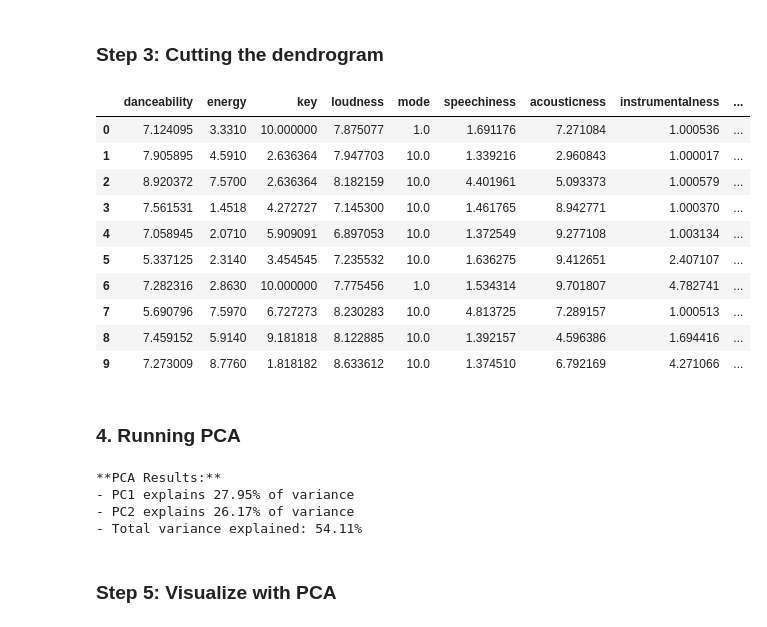
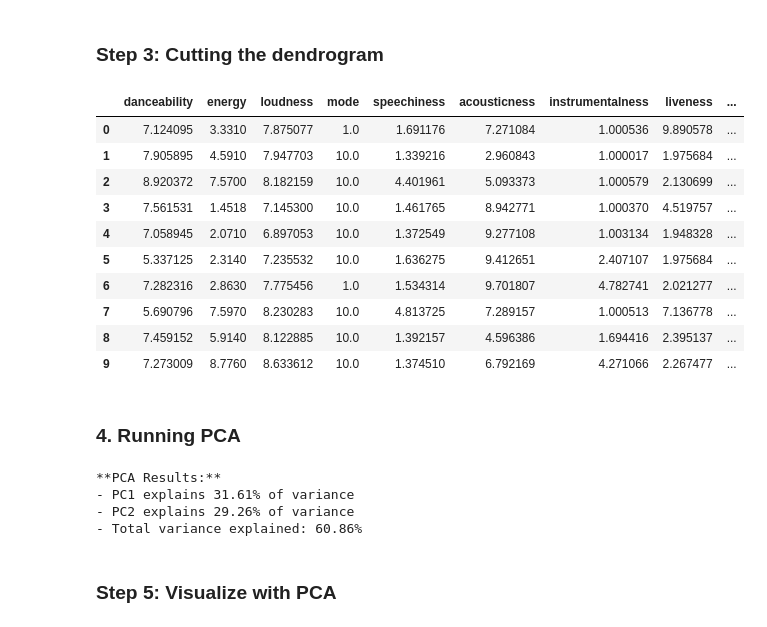
Before and after one commit to kellymegan/ASDA_2025_Group_2_Portfolio_, a Jupyter notebook: notebooks/week_11_group_2_notebook.ipynb, the cells around one changed output. Drawn from its saved outputs; the diff is of its cells as text; code cells hidden in the pictures.

```diff
--- a/notebooks/week_11_group_2_notebook.ipynb
+++ b/notebooks/week_11_group_2_notebook.ipynb
@@ -7,7 +7,7 @@ import altair as alt
 # %% [markdown]
 ### **Loading Data**
 # %%
-df = pd.read_csv("/Users/megankelly/ASDA/6.3.3_spotify_5000_songs.csv")
+df = pd.read_csv("../../6.3.3_spotify_5000_songs.csv")
 # %%
 df.head()
 # %% [output]
@@ -51,0 +54,6 @@ Index(['name
+# %%
+# Remove spaces from all column names
+df.columns = df.columns.str.strip()
+
+# Verify the result
+print(df.columns)
@@ -55,9 +68,8 @@ For k-means clustering, we need to select only the numerical features that are r
 # %%
 clustering_features = [
-       'danceability ',
-       'energy   ', 'key ', 'loudness ', 'mode ', 'speechiness ',
-       'acousticness ', 'instrumentalness ', 'liveness ', 'valence ',
-       'tempo   ', 'duration_ms ', 'time_signature '
+       'danceability', 'energy', 'loudness', 'mode',
+       'speechiness', 'acousticness', 'instrumentalness', 'liveness',
+       'valence', 'tempo', 'duration_ms', 'time_signature',
 ]
 
 # Create a dataframe with only these features
@@ -159,32 +171,32 @@ plt.gca();
 # %%
 from scipy.cluster.hierarchy import fcluster
 
-# Cut the dendrogram at height 200
+# Cut the dendrogram at height 160
 # This assigns cluster labels based on the specified height
 clusters_at_height_50 = fcluster(
     linkage_matrix,
-    t=200,  # The threshold/height where to cut
+    t=160,  # The threshold/height where to cut
     criterion='distance'  # Cut based on distance (height)
 )
 
 # Create a dataframe with the cluster assignments
 X_clusters_height_50 = X_normalized.copy()
 X_clusters_height_50['cluster'] = clusters_at_height_50
 
 # Display first 10 rows
 X_clusters_height_50.head(10)
 # %% [output]
-|  | danceability | energy | key | loudness | mode | speechiness | acousticness | instrumentalness | ... |
-| 0 | 7.124095 | 3.3310 | 10.000000 | 7.875077 | 1.0 | 1.691176 | 7.271084 | 1.000536 | ... |
-| 1 | 7.905895 | 4.5910 | 2.636364 | 7.947703 | 10.0 | 1.339216 | 2.960843 | 1.000017 | ... |
-| 2 | 8.920372 | 7.5700 | 2.636364 | 8.182159 | 10.0 | 4.401961 | 5.093373 | 1.000579 | ... |
-| 3 | 7.561531 | 1.4518 | 4.272727 | 7.145300 | 10.0 | 1.461765 | 8.942771 | 1.000370 | ... |
-| 4 | 7.058945 | 2.0710 | 5.909091 | 6.897053 | 10.0 | 1.372549 | 9.277108 | 1.003134 | ... |
-| 5 | 5.337125 | 2.3140 | 3.454545 | 7.235532 | 10.0 | 1.636275 | 9.412651 | 2.407107 | ... |
-| 6 | 7.282316 | 2.8630 | 10.000000 | 7.775456 | 1.0 | 1.534314 | 9.701807 | 4.782741 | ... |
-| 7 | 5.690796 | 7.5970 | 6.727273 | 8.230283 | 10.0 | 4.813725 | 7.289157 | 1.000513 | ... |
-| 8 | 7.459152 | 5.9140 | 9.181818 | 8.122885 | 10.0 | 1.392157 | 4.596386 | 1.694416 | ... |
-| 9 | 7.273009 | 8.7760 | 1.818182 | 8.633612 | 10.0 | 1.374510 | 6.792169 | 4.271066 | ... |
+|  | danceability | energy | loudness | mode | speechiness | acousticness | instrumentalness | liveness | ... |
+| 0 | 7.124095 | 3.3310 | 7.875077 | 1.0 | 1.691176 | 7.271084 | 1.000536 | 9.890578 | ... |
+| 1 | 7.905895 | 4.5910 | 7.947703 | 10.0 | 1.339216 | 2.960843 | 1.000017 | 1.975684 | ... |
+| 2 | 8.920372 | 7.5700 | 8.182159 | 10.0 | 4.401961 | 5.093373 | 1.000579 | 2.130699 | ... |
+| 3 | 7.561531 | 1.4518 | 7.145300 | 10.0 | 1.461765 | 8.942771 | 1.000370 | 4.519757 | ... |
+| 4 | 7.058945 | 2.0710 | 6.897053 | 10.0 | 1.372549 | 9.277108 | 1.003134 | 1.948328 | ... |
+| 5 | 5.337125 | 2.3140 | 7.235532 | 10.0 | 1.636275 | 9.412651 | 2.407107 | 1.975684 | ... |
+| 6 | 7.282316 | 2.8630 | 7.775456 | 1.0 | 1.534314 | 9.701807 | 4.782741 | 2.021277 | ... |
+| 7 | 5.690796 | 7.5970 | 8.230283 | 10.0 | 4.813725 | 7.289157 | 1.000513 | 7.136778 | ... |
+| 8 | 7.459152 | 5.9140 | 8.122885 | 10.0 | 1.392157 | 4.596386 | 1.694416 | 2.395137 | ... |
+| 9 | 7.273009 | 8.7760 | 8.633612 | 10.0 | 1.374510 | 6.792169 | 4.271066 | 2.267477 | ... |
 # %% [markdown]
 ### **4. Running PCA**
 # %%
@@ -210,9 +222,9 @@ print(f"""
 """)
 # %% [output]
 **PCA Results:**
-- PC1 explains 27.95% of variance
-- PC2 explains 26.17% of variance
-- Total variance explained: 54.11%
+- PC1 explains 31.61% of variance
+- PC2 explains 29.26% of variance
+- Total variance explained: 60.86%
 # %% [markdown]
 ### **Step 5: Visualize with PCA**
 # %%
```
Also changed, not shown: parts of 24 cells of this notebook, 5 other files.
